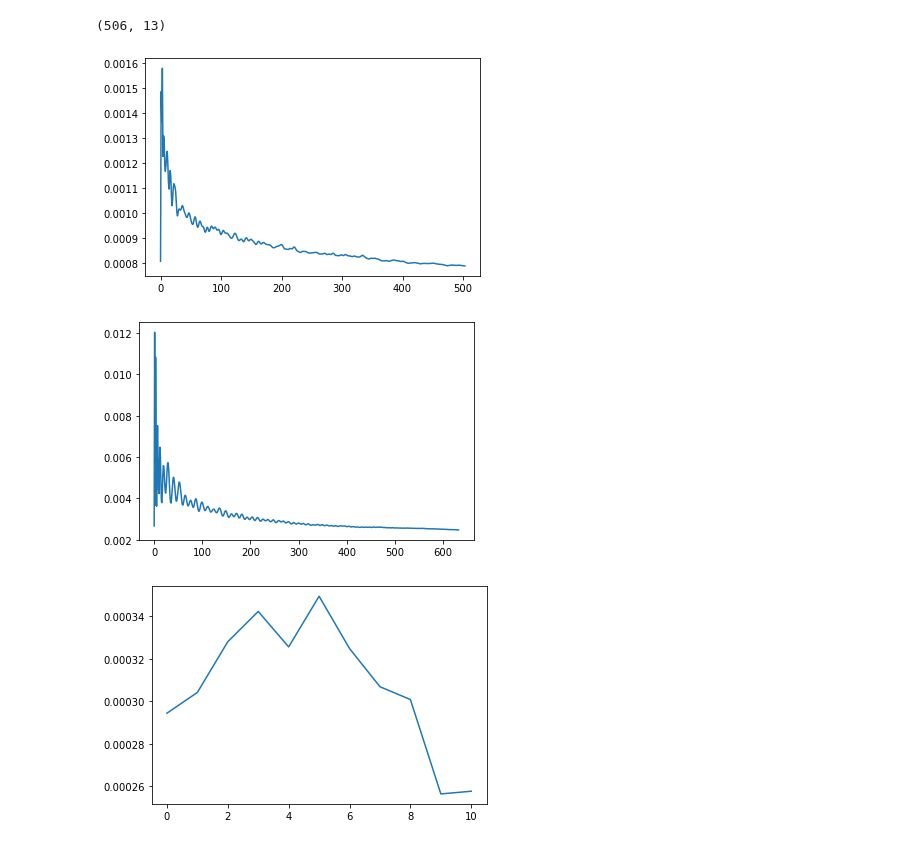
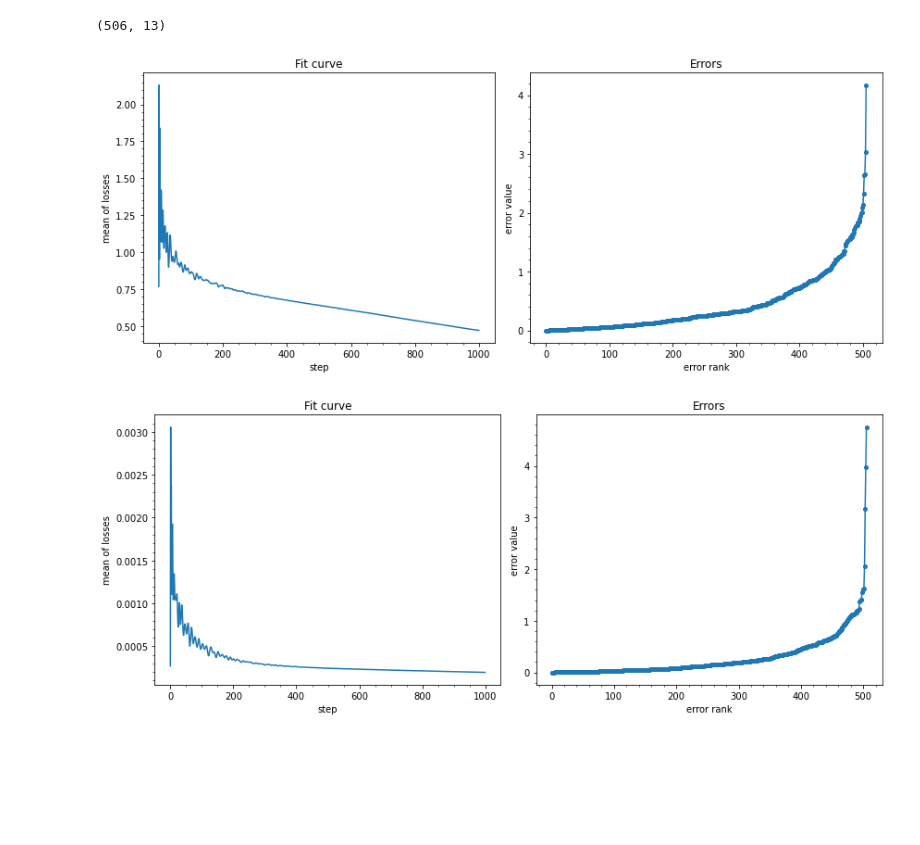
Before and after one commit to intellimath/mlgrad, a Jupyter notebook: examples/isnn2019_nn_boston.ipynb, the cells around one changed output. Cells and saved outputs as stored; diff of their text form; code cells hidden in the pictures; blank space fills up the shorter version.

```diff
--- a/examples/isnn2019_nn_boston.ipynb
+++ b/examples/isnn2019_nn_boston.ipynb
@@ -20,9 +24,9 @@ import matplotlib.pyplot as plt
 X, Y = load_boston(True, return_X_y=True)
 print(X.shape)
 
-Is = [i for i,y in enumerate(Y) if y != 50]
-X = X[Is]
-Y = Y[Is]
+# Is = [i for i,y in enumerate(Y) if y != 50]
+# X = X[Is]
+# Y = Y[Is]
 
 scaler = StandardScaler()
 Xt = scaler.fit_transform(X)
@@ -67,30 +71,12 @@ ffnn4.param[:] = np.random.random(size=ffnn4.n_param)
 ffnn5 = create_nn(n_input, n_layers)
 ffnn5.param[:] = np.random.random(size=ffnn5.n_param)
 # %%
-er_bp = erisk(Xt, Y, ffnn1, loss_func_sq)
-fg_bp = erm_fg(er_bp, h=0.01, tol=1.0e-9, n_iter=1000, n_restart=5, )
-
-plt.plot(fg_bp.lvals)
-plt.show()
+fg_bp = regression(Xt, Y, ffnn1, h=0.01, tol=1.0e-9, n_restart=5)
+plot_losses_and_errors(fg_bp, Xt, Y)
 # %% [output]
-[figure, old version]
+[figure, new version]
 # %%
-er_sqrt = erisk(Xt, Y, ffnn2, loss_func_sqrt)
-fg_sqrt = erm_fg(er_sqrt, h=0.01, tol=1.0e-9, n_iter=1000, n_restart=5)
-
-plt.plot(fg_sqrt.lvals)
-plt.show()
+fg_sqrt = regression(Xt, Y, ffnn2, loss_func_sqrt, h=0.01, tol=1.0e-9, n_restart=5)
+plot_losses_and_errors(fg_sqrt, Xt, Y)
 # %% [output]
-[figure, old version]
+[figure, new version]
-# %%
-er_wm = erisk(Xt, Y, ffnn3, loss_func_sqrt)
-fg_wm = fg(er_wm, h=0.01, tol=1.0e-9, n_iter=1000)
-avg_wm = averager_it(func.Quantile_Sqrt(0.96, 0.001))
-avg_wm = avragg.WMAverage(avg_wm)
-wg_wm = weights.MWeights(avg_wm, er_wm)
-irgd_wm = erm_irgd(fg_wm, wg_wm, n_iter=11, tol=1.0e-6)
-
-plt.plot(irgd_wm.lvals)
-plt.show()
-# %% [output]
-[figure, removed]
```
Also changed, not shown: parts of 9 cells of this notebook, 36 other files.
